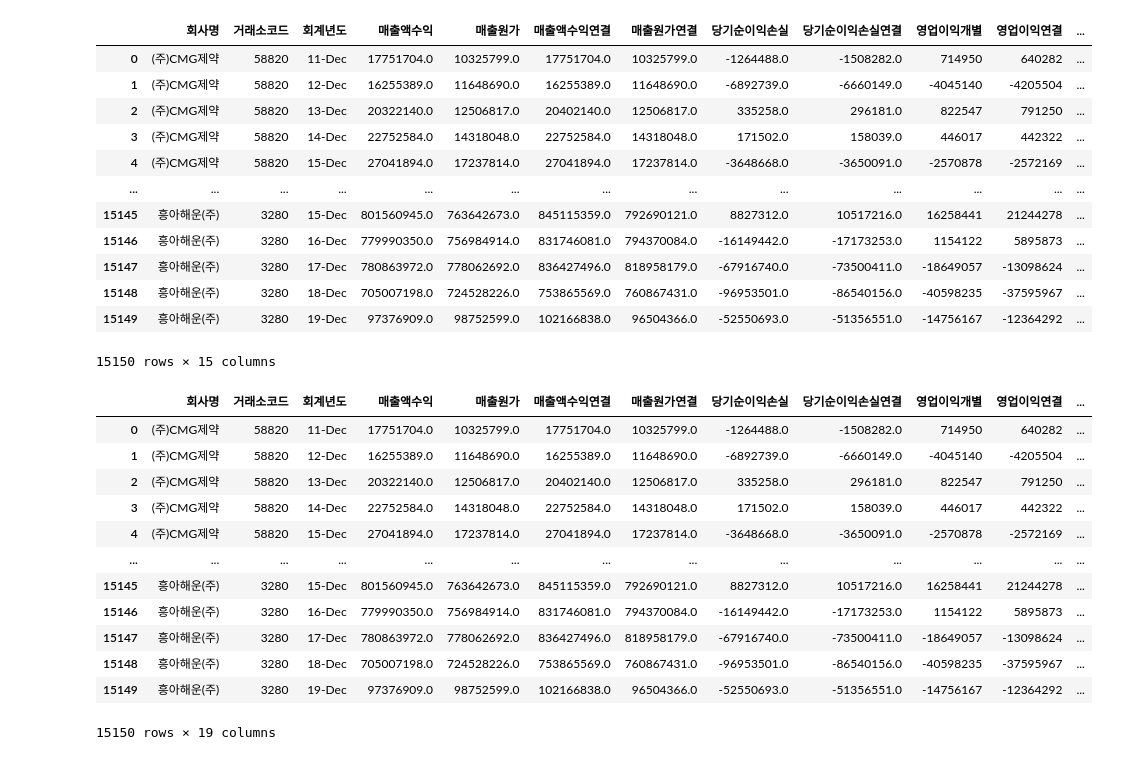
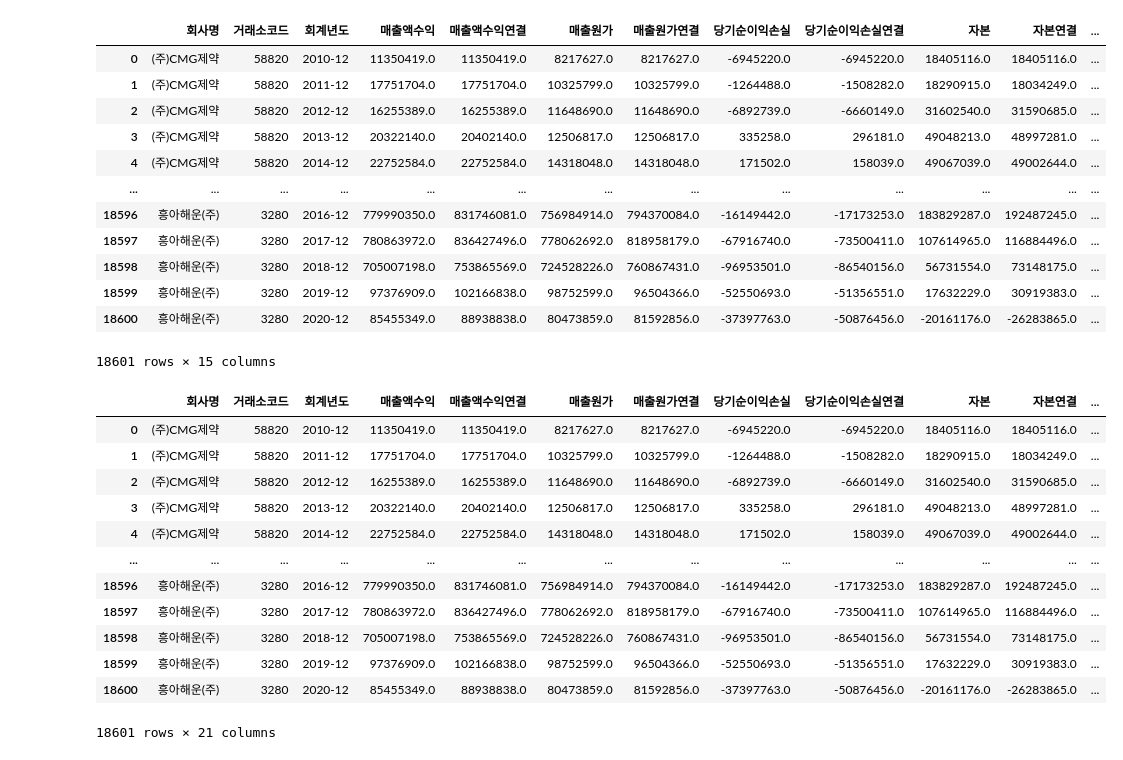
Before and after one commit to Penta-Audit-Technology/jh, a Jupyter notebook: re재무비율함수식 copy.ipynb, the cells around one changed output. Drawn from its saved outputs; the diff is of its cells as text; code cells hidden in the pictures.

```diff
--- a/re재무비율함수식 copy.ipynb
+++ b/re재무비율함수식 copy.ipynb
@@ -1140,45 +1153,48 @@ df1['자본증가율'] = df1['자본개별율2'].fillna(df1['자본개별율1'])
 # %%
 df1.to_csv('성장성계산식비율.csv',encoding='cp949',index=False)
 # %%
-df2 = pd.read_csv('./비율/수익성비율.csv',encoding='cp949')
+df2 = pd.read_csv('./비율/수익성비율2020.csv',encoding='cp949')
 df2.columns = df2.columns.str.replace('\(', '')
 df2.columns = df2.columns.str.replace('\)', '')
 df2.columns = df2.columns.str.replace('\*', '')
 df2.columns = df2.columns.str.replace('IFRS', '')
 df2.columns = df2.columns.str.replace('천원', '')
+df2['회계년도'] = pd.to_datetime(df2['회계년도'],format='%b-%d').dt.strftime('20%d-%m')
 df2
 # %% [output]
-|  | 회사명 | 거래소코드 | 회계년도 | 매출액수익 | 매출원가 | 매출액수익연결 | 매출원가연결 | 당기순이익손실 | 당기순이익손실연결 | 영업이익개별 | 영업이익연결 | ... |
-| 0 | (주)CMG제약 | 58820 | 11-Dec | 17751704.0 | 10325799.0 | 17751704.0 | 10325799.0 | -1264488.0 | -1508282.0 | 714950 | 640282 | ... |
-| 1 | (주)CMG제약 | 58820 | 12-Dec | 16255389.0 | 11648690.0 | 16255389.0 | 11648690.0 | -6892739.0 | -6660149.0 | -4045140 | -4205504 | ... |
-| 2 | (주)CMG제약 | 58820 | 13-Dec | 20322140.0 | 12506817.0 | 20402140.0 | 12506817.0 | 335258.0 | 296181.0 | 822547 | 791250 | ... |
-| 3 | (주)CMG제약 | 58820 | 14-Dec | 22752584.0 | 14318048.0 | 22752584.0 | 14318048.0 | 171502.0 | 158039.0 | 446017 | 442322 | ... |
-| 4 | (주)CMG제약 | 58820 | 15-Dec | 27041894.0 | 17237814.0 | 27041894.0 | 17237814.0 | -3648668.0 | -3650091.0 | -2570878 | -2572169 | ... |
+|  | 회사명 | 거래소코드 | 회계년도 | 매출액수익 | 매출액수익연결 | 매출원가 | 매출원가연결 | 당기순이익손실 | 당기순이익손실연결 | 자본 | 자본연결 | ... |
+| 0 | (주)CMG제약 | 58820 | 2010-12 | 11350419.0 | 11350419.0 | 8217627.0 | 8217627.0 | -6945220.0 | -6945220.0 | 18405116.0 | 18405116.0 | ... |
+| 1 | (주)CMG제약 | 58820 | 2011-12 | 17751704.0 | 17751704.0 | 10325799.0 | 10325799.0 | -1264488.0 | -1508282.0 | 18290915.0 | 18034249.0 | ... |
+| 2 | (주)CMG제약 | 58820 | 2012-12 | 16255389.0 | 16255389.0 | 11648690.0 | 11648690.0 | -6892739.0 | -6660149.0 | 31602540.0 | 31590685.0 | ... |
+| 3 | (주)CMG제약 | 58820 | 2013-12 | 20322140.0 | 20402140.0 | 12506817.0 | 12506817.0 | 335258.0 | 296181.0 | 49048213.0 | 48997281.0 | ... |
+| 4 | (주)CMG제약 | 58820 | 2014-12 | 22752584.0 | 22752584.0 | 14318048.0 | 14318048.0 | 171502.0 | 158039.0 | 49067039.0 | 49002644.0 | ... |
 | ... | ... | ... | ... | ... | ... | ... | ... | ... | ... | ... | ... | ... |
-| 15145 | 흥아해운(주) | 3280 | 15-Dec | 801560945.0 | 763642673.0 | 845115359.0 | 792690121.0 | 8827312.0 | 10517216.0 | 16258441 | 21244278 | ... |
-| 15146 | 흥아해운(주) | 3280 | 16-Dec | 779990350.0 | 756984914.0 | 831746081.0 | 794370084.0 | -16149442.0 | -17173253.0 | 1154122 | 5895873 | ... |
-| 15147 | 흥아해운(주) | 3280 | 17-Dec | 780863972.0 | 778062692.0 | 836427496.0 | 818958179.0 | -67916740.0 | -73500411.0 | -18649057 | -13098624 | ... |
-| 15148 | 흥아해운(주) | 3280 | 18-Dec | 705007198.0 | 724528226.0 | 753865569.0 | 760867431.0 | -96953501.0 | -86540156.0 | -40598235 | -37595967 | ... |
-| 15149 | 흥아해운(주) | 3280 | 19-Dec | 97376909.0 | 98752599.0 | 102166838.0 | 96504366.0 | -52550693.0 | -51356551.0 | -14756167 | -12364292 | ... |
+| 18596 | 흥아해운(주) | 3280 | 2016-12 | 779990350.0 | 831746081.0 | 756984914.0 | 794370084.0 | -16149442.0 | -17173253.0 | 183829287.0 | 192487245.0 | ... |
+| 18597 | 흥아해운(주) | 3280 | 2017-12 | 780863972.0 | 836427496.0 | 778062692.0 | 818958179.0 | -67916740.0 | -73500411.0 | 107614965.0 | 116884496.0 | ... |
+| 18598 | 흥아해운(주) | 3280 | 2018-12 | 705007198.0 | 753865569.0 | 724528226.0 | 760867431.0 | -96953501.0 | -86540156.0 | 56731554.0 | 73148175.0 | ... |
+| 18599 | 흥아해운(주) | 3280 | 2019-12 | 97376909.0 | 102166838.0 | 98752599.0 | 96504366.0 | -52550693.0 | -51356551.0 | 17632229.0 | 30919383.0 | ... |
+| 18600 | 흥아해운(주) | 3280 | 2020-12 | 85455349.0 | 88938838.0 | 80473859.0 | 81592856.0 | -37397763.0 | -50876456.0 | -20161176.0 | -26283865.0 | ... |
-15150 rows × 15 columns
+18601 rows × 15 columns
 # %%
 df2['자본개별'] = df2['자본'].shift(1)
 df2['자본연결_'] = df2['자본연결'].shift(1)
 df2['자산개별'] = df2['자산'].shift(1)
 df2['자산연결_'] = df2['자산연결'].shift(1)
+df2['매출액개별'] = df2['매출액수익'].shift(1)
+df2['매출액연결_'] = df2['매출액수익연결'].shift(1)
 df2
 # %% [output]
-|  | 회사명 | 거래소코드 | 회계년도 | 매출액수익 | 매출원가 | 매출액수익연결 | 매출원가연결 | 당기순이익손실 | 당기순이익손실연결 | 영업이익개별 | 영업이익연결 | ... |
-| 0 | (주)CMG제약 | 58820 | 11-Dec | 17751704.0 | 10325799.0 | 17751704.0 | 10325799.0 | -1264488.0 | -1508282.0 | 714950 | 640282 | ... |
-| 1 | (주)CMG제약 | 58820 | 12-Dec | 16255389.0 | 11648690.0 | 16255389.0 | 11648690.0 | -6892739.0 | -6660149.0 | -4045140 | -4205504 | ... |
-| 2 | (주)CMG제약 | 58820 | 13-Dec | 20322140.0 | 12506817.0 | 20402140.0 | 12506817.0 | 335258.0 | 296181.0 | 822547 | 791250 | ... |
-| 3 | (주)CMG제약 | 58820 | 14-Dec | 22752584.0 | 14318048.0 | 22752584.0 | 14318048.0 | 171502.0 | 158039.0 | 446017 | 442322 | ... |
-| 4 | (주)CMG제약 | 58820 | 15-Dec | 27041894.0 | 17237814.0 | 27041894.0 | 17237814.0 | -3648668.0 | -3650091.0 | -2570878 | -2572169 | ... |
+|  | 회사명 | 거래소코드 | 회계년도 | 매출액수익 | 매출액수익연결 | 매출원가 | 매출원가연결 | 당기순이익손실 | 당기순이익손실연결 | 자본 | 자본연결 | ... |
+| 0 | (주)CMG제약 | 58820 | 2010-12 | 11350419.0 | 11350419.0 | 8217627.0 | 8217627.0 | -6945220.0 | -6945220.0 | 18405116.0 | 18405116.0 | ... |
+| 1 | (주)CMG제약 | 58820 | 2011-12 | 17751704.0 | 17751704.0 | 10325799.0 | 10325799.0 | -1264488.0 | -1508282.0 | 18290915.0 | 18034249.0 | ... |
+| 2 | (주)CMG제약 | 58820 | 2012-12 | 16255389.0 | 16255389.0 | 11648690.0 | 11648690.0 | -6892739.0 | -6660149.0 | 31602540.0 | 31590685.0 | ... |
+| 3 | (주)CMG제약 | 58820 | 2013-12 | 20322140.0 | 20402140.0 | 12506817.0 | 12506817.0 | 335258.0 | 296181.0 | 49048213.0 | 48997281.0 | ... |
+| 4 | (주)CMG제약 | 58820 | 2014-12 | 22752584.0 | 22752584.0 | 14318048.0 | 14318048.0 | 171502.0 | 158039.0 | 49067039.0 | 49002644.0 | ... |
 | ... | ... | ... | ... | ... | ... | ... | ... | ... | ... | ... | ... | ... |
-| 15145 | 흥아해운(주) | 3280 | 15-Dec | 801560945.0 | 763642673.0 | 845115359.0 | 792690121.0 | 8827312.0 | 10517216.0 | 16258441 | 21244278 | ... |
-| 15146 | 흥아해운(주) | 3280 | 16-Dec | 779990350.0 | 756984914.0 | 831746081.0 | 794370084.0 | -16149442.0 | -17173253.0 | 1154122 | 5895873 | ... |
-| 15147 | 흥아해운(주) | 3280 | 17-Dec | 780863972.0 | 778062692.0 | 836427496.0 | 818958179.0 | -67916740.0 | -73500411.0 | -18649057 | -13098624 | ... |
-| 15148 | 흥아해운(주) | 3280 | 18-Dec | 705007198.0 | 724528226.0 | 753865569.0 | 760867431.0 | -96953501.0 | -86540156.0 | -40598235 | -37595967 | ... |
-| 15149 | 흥아해운(주) | 3280 | 19-Dec | 97376909.0 | 98752599.0 | 102166838.0 | 96504366.0 | -52550693.0 | -51356551.0 | -14756167 | -12364292 | ... |
+| 18596 | 흥아해운(주) | 3280 | 2016-12 | 779990350.0 | 831746081.0 | 756984914.0 | 794370084.0 | -16149442.0 | -17173253.0 | 183829287.0 | 192487245.0 | ... |
+| 18597 | 흥아해운(주) | 3280 | 2017-12 | 780863972.0 | 836427496.0 | 778062692.0 | 818958179.0 | -67916740.0 | -73500411.0 | 107614965.0 | 116884496.0 | ... |
+| 18598 | 흥아해운(주) | 3280 | 2018-12 | 705007198.0 | 753865569.0 | 724528226.0 | 760867431.0 | -96953501.0 | -86540156.0 | 56731554.0 | 73148175.0 | ... |
+| 18599 | 흥아해운(주) | 3280 | 2019-12 | 97376909.0 | 102166838.0 | 98752599.0 | 96504366.0 | -52550693.0 | -51356551.0 | 17632229.0 | 30919383.0 | ... |
+| 18600 | 흥아해운(주) | 3280 | 2020-12 | 85455349.0 | 88938838.0 | 80473859.0 | 81592856.0 | -37397763.0 | -50876456.0 | -20161176.0 | -26283865.0 | ... |
-15150 rows × 19 columns
+18601 rows × 21 columns
 # %%
```
Also changed, not shown: parts of 42 cells of this notebook, 27 other files.
